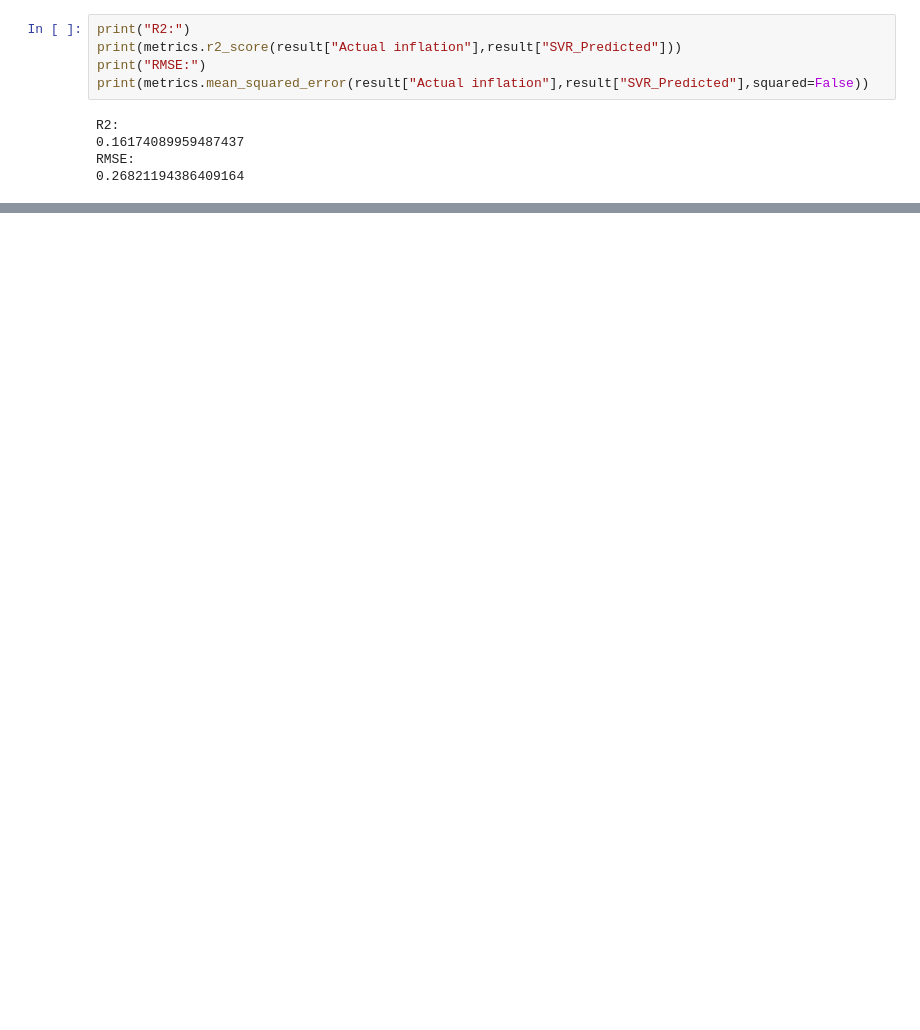
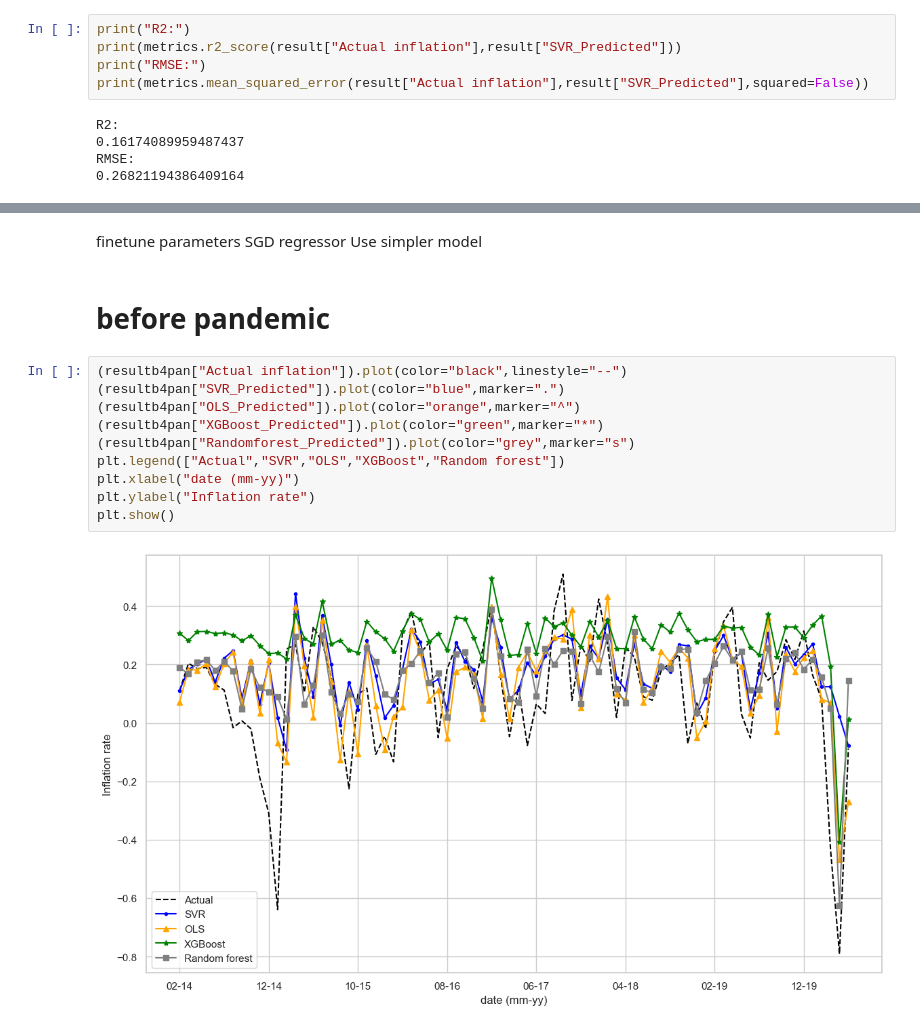
Before and after one commit to inflamcucum/ECON4305-group-project-team7, a Jupyter notebook: Combined models.ipynb, the cells around one changed output, grey strips where cells are left out. Saved outputs shown, nothing was run; the diff lists cells and outputs as text; blank space fills up the shorter version.

```diff
--- a/Combined models.ipynb
+++ b/Combined models.ipynb
@@ -658,0 +668,18 @@ Statistics
+# %% [markdown]
+finetune parameters
+SGD regressor
+Use simpler model
+# %% [markdown]
+# before pandemic
+# %%
+(resultb4pan["Actual inflation"]).plot(color="black",linestyle="--")
+(resultb4pan["SVR_Predicted"]).plot(color="blue",marker=".")
+(resultb4pan["OLS_Predicted"]).plot(color="orange",marker="^")
+(resultb4pan["XGBoost_Predicted"]).plot(color="green",marker="*")
+(resultb4pan["Randomforest_Predicted"]).plot(color="grey",marker="s")
+plt.legend(["Actual","SVR","OLS","XGBoost","Random forest"])
+plt.xlabel("date (mm-yy)")
+plt.ylabel("Inflation rate")
+plt.show()
+# %% [output]
+[figure, added]
```
Also changed, not shown: parts of 17 cells of this notebook, 2 other files.
